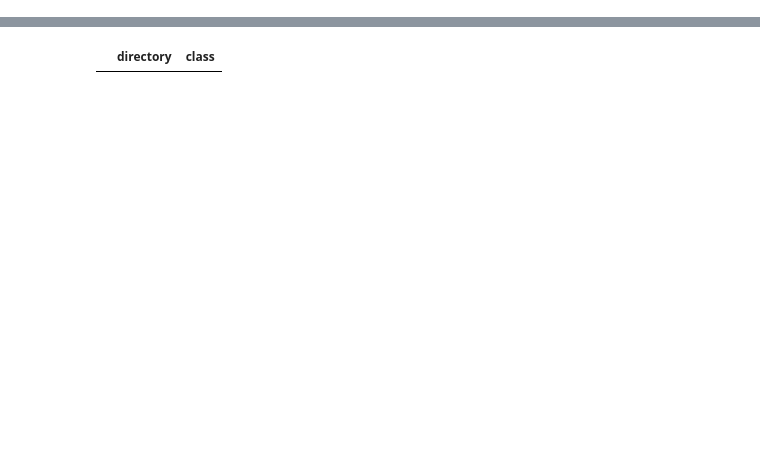
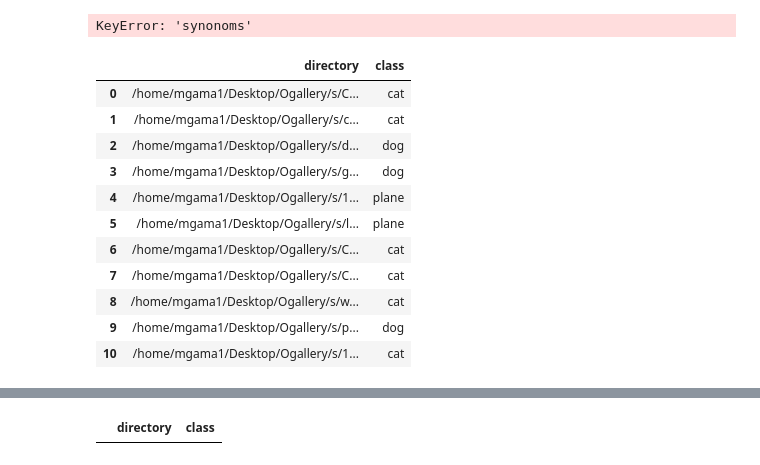
Before and after one commit to mgama1/Ogallery, a Jupyter notebook: OGallery.ipynb, the cells around one changed output, grey strips where cells are left out. Saved outputs shown, nothing was run; the diff lists cells and outputs as text; code cells hidden in the pictures; blank space fills up the shorter version.

```diff
--- a/OGallery.ipynb
+++ b/OGallery.ipynb
@@ -0,0 +39,3 @@
+# %%
+df=pd.read_csv("db.csv")
+query="aero"
@@ -0,0 +44,19 @@
+# %%
+df[df["class"].str.contains(query) | df["synonoms"].str.contains(query) ]
+# %% [output]
+KeyError: 'synonoms'
+# %%
+df
+# %% [output]
+|  | directory | class |
+| 0 | /home/mgama1/Desktop/Ogallery/s/C... | cat |
+| 1 | /home/mgama1/Desktop/Ogallery/s/c... | cat |
+| 2 | /home/mgama1/Desktop/Ogallery/s/d... | dog |
+| 3 | /home/mgama1/Desktop/Ogallery/s/g... | dog |
+| 4 | /home/mgama1/Desktop/Ogallery/s/1... | plane |
+| 5 | /home/mgama1/Desktop/Ogallery/s/l... | plane |
+| 6 | /home/mgama1/Desktop/Ogallery/s/C... | cat |
+| 7 | /home/mgama1/Desktop/Ogallery/s/C... | cat |
+| 8 | /home/mgama1/Desktop/Ogallery/s/w... | cat |
+| 9 | /home/mgama1/Desktop/Ogallery/s/p... | dog |
+| 10 | /home/mgama1/Desktop/Ogallery/s/1... | cat |
```
Also changed, not shown: parts of 14 cells of this notebook, 5 other files.
